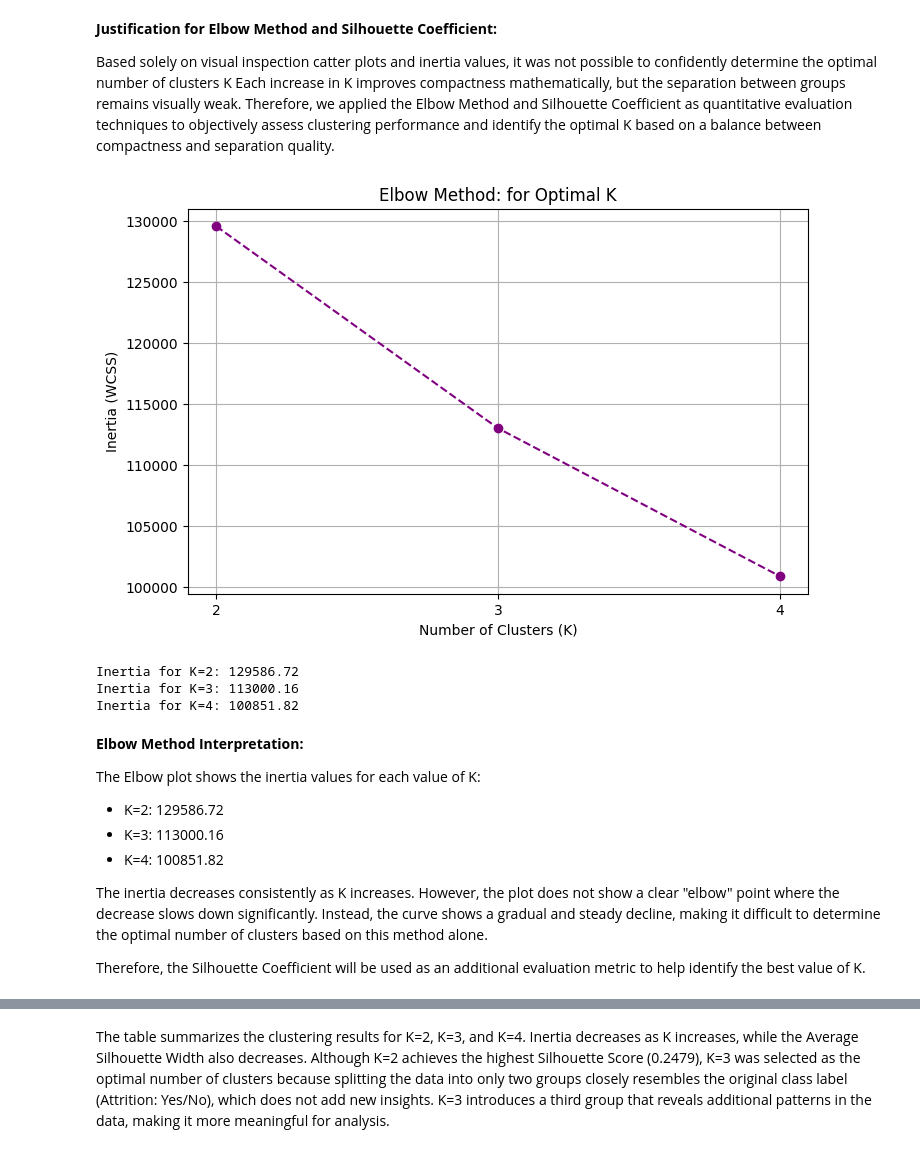
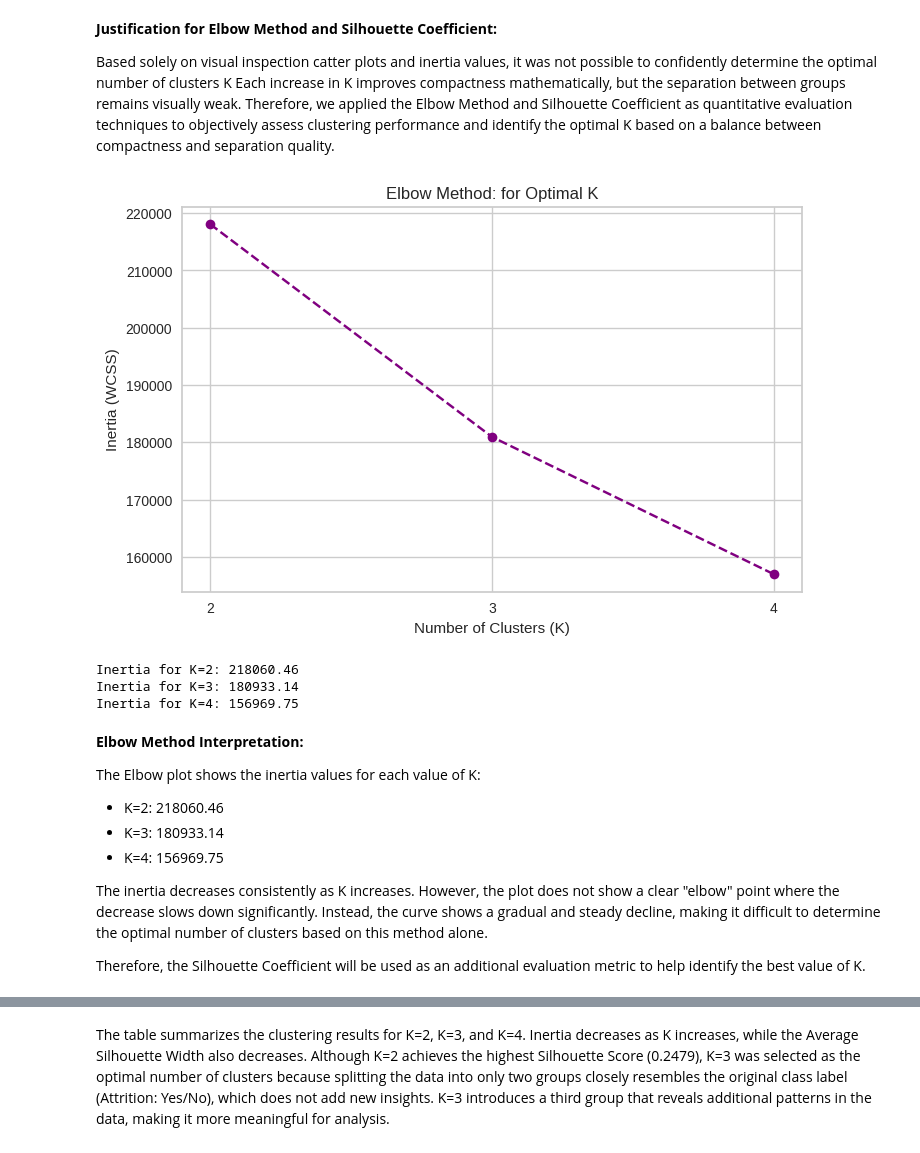
Before and after one commit to RaneemIT/Employee-Attrition-DataMining, a Jupyter notebook: Python Notebook/phase3.ipynb, the cells around one changed output, grey strips where cells are left out. Cells and saved outputs as stored; diff of their text form; code cells hidden in the pictures.

```diff
--- a/Python Notebook/phase3.ipynb
+++ b/Python Notebook/phase3.ipynb
@@ -423,17 +432,0 @@ to clearly separate employees into distinct groups.
-# %%
-# Initialize and fit the KMeans model for K = 4
-k4_model = KMeans(n_clusters=4, random_state=42, n_init=10)
-df['K_Cluster_4'] = k4_model.fit_predict(numeric_df_final)
-
-# Visualization: Age vs Monthly Income
-plt.figure(figsize=(10, 6))
-sns.scatterplot(data=df, x='Age', y='Monthly Income', hue='K_Cluster_4', palette='viridis')
-
-# Format Legend and Titles
-plt.legend(title='Clusters', bbox_to_anchor=(1.05, 1), loc='upper left')
-plt.title('K-Means Clustering Results for K = 4')
-plt.tight_layout()
-plt.show()
-
-# Output Inertia for Task 4
-print(f"Total within-cluster sum of square (Inertia) for K=4: {k4_model.inertia_}")
@@ -603,50 +803,53 @@ The best overall performance was achieved using the Entropy criterion with the 7
 
 Based solely on visual inspection catter plots and inertia values, it was not possible to confidently determine the optimal number of clusters K Each increase in K improves compactness mathematically, but the separation between groups remains visually weak. Therefore, we applied the Elbow Method and Silhouette Coefficient as quantitative evaluation techniques to objectively assess clustering performance and identify the optimal K based on a balance between compactness and separation quality.
 # %%
-#  Applying the Elbow Method to find the best K
+# Applying the Elbow Method to find the best K
 from sklearn.cluster import KMeans
 import matplotlib.pyplot as plt
+from sklearn.preprocessing import StandardScaler
 
-# List to store the 'Inertia' (Within-Cluster Sum of Squares) for each K
+features = ['Age', 'Monthly Income', 'Distance from Home', 'Years at Company']
+X = df[features]
+
+scaler = StandardScaler()
+X_scaled = scaler.fit_transform(X)
+
+# List to store the Inertia for each K
 inertias = []
-# Testing at least three different sizes of K
-k_values = [2,3,4]
+k_values = [2, 3, 4]
 
-# Loop through each K value to train the model and record performance
+# Loop through each K value
 for k in k_values:
-    # Initializing KMeans with a fixed random state for consistent results
     model = KMeans(n_clusters=k, random_state=42, n_init=10)
-    # Fitting the model to the numerical dataset prepared in Task 3
-    model.fit(numeric_df_final)
-    # Append the calculated inertia to our list
+    model.fit(X_scaled)
     inertias.append(model.inertia_)
 
-# Creating the visual representation (Elbow Plot)
+# Elbow Plot
 plt.figure(figsize=(8, 5))
 plt.plot(k_values, inertias, marker='o', color='purple', linestyle='--')
 plt.title('Elbow Method: for Optimal K')
 plt.xlabel('Number of Clusters (K)')
 plt.ylabel('Inertia (WCSS)')
 plt.xticks(k_values)
 plt.grid(True)
 plt.show()
 
-# Display the numerical values for comparison
+# Display values
 for i, k in enumerate(k_values):
     print(f"Inertia for K={k}: {inertias[i]:.2f}")
 # %% [output]
-[figure, old version]
+[figure, new version]
-Inertia for K=2: 129586.72
-Inertia for K=3: 113000.16
-Inertia for K=4: 100851.82
+Inertia for K=2: 218060.46
+Inertia for K=3: 180933.14
+Inertia for K=4: 156969.75
 # %% [markdown]
 
 **Elbow Method Interpretation:**
 
 The Elbow plot shows the inertia values for each value of K:
-- K=2: 129586.72
-- K=3: 113000.16
-- K=4: 100851.82
+- K=2: 218060.46
+- K=3: 180933.14
+- K=4: 156969.75
 
 The inertia decreases consistently as K increases. However, the plot does not show a clear "elbow" point where the decrease slows down significantly. Instead, the curve shows a gradual and steady decline, making it difficult to determine the optimal number of clusters based on this method alone.
 
```
Also changed, not shown: parts of 54 cells of this notebook.
